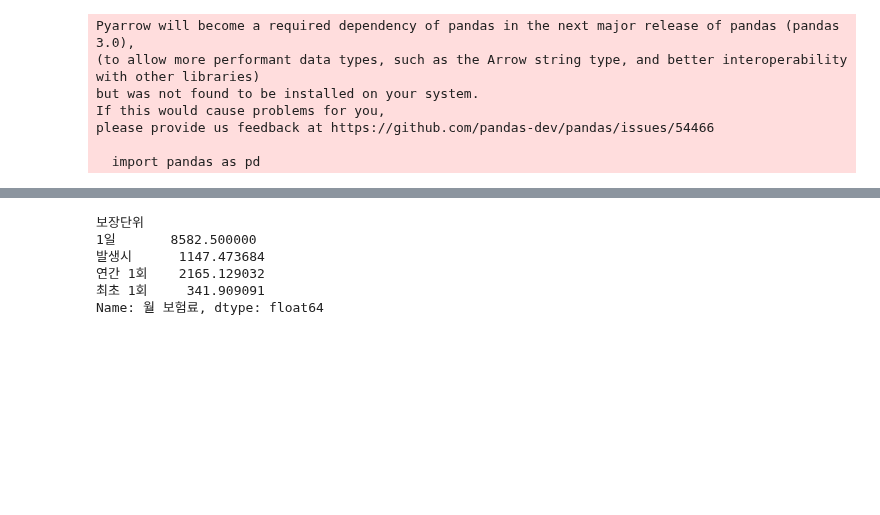
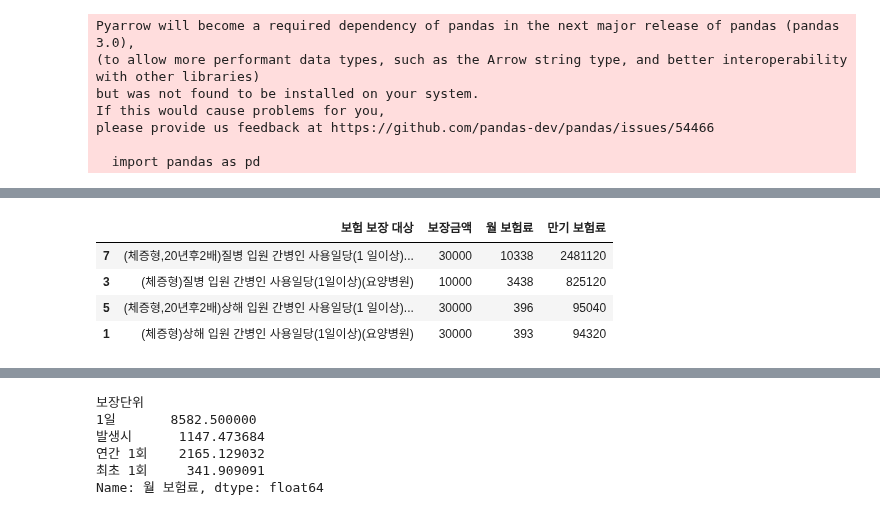
Before and after one commit to tiod0611/practice_language, a Jupyter notebook: python/데이터분석/insurance/insurance_분석.ipynb, the cells around one changed output, grey strips where cells are left out. Cells and saved outputs as stored; diff of their text form; code cells hidden in the pictures; blank space fills up the shorter version.

```diff
--- a/python/데이터분석/insurance/insurance_분석.ipynb
+++ b/python/데이터분석/insurance/insurance_분석.ipynb
@@ -24,0 +61,8 @@ data.head()
+# %%
+sorted_total[sorted_total['보험 보장 대상'].str.endswith('(요양병원)')][['보험 보장 대상', '보장금액', '월 보험료', '만기 보험료']]
+# %% [output]
+|  | 보험 보장 대상 | 보장금액 | 월 보험료 | 만기 보험료 |
+| 7 | (체증형,20년후2배)질병 입원 간병인 사용일당(1 일이상)... | 30000 | 10338 | 2481120 |
+| 3 | (체증형)질병 입원 간병인 사용일당(1일이상)(요양병원) | 10000 | 3438 | 825120 |
+| 5 | (체증형,20년후2배)상해 입원 간병인 사용일당(1 일이상)... | 30000 | 396 | 95040 |
+| 1 | (체증형)상해 입원 간병인 사용일당(1일이상)(요양병원) | 30000 | 393 | 94320 |
```
Also changed, not shown: parts of 20 cells of this notebook, 2 other files.
